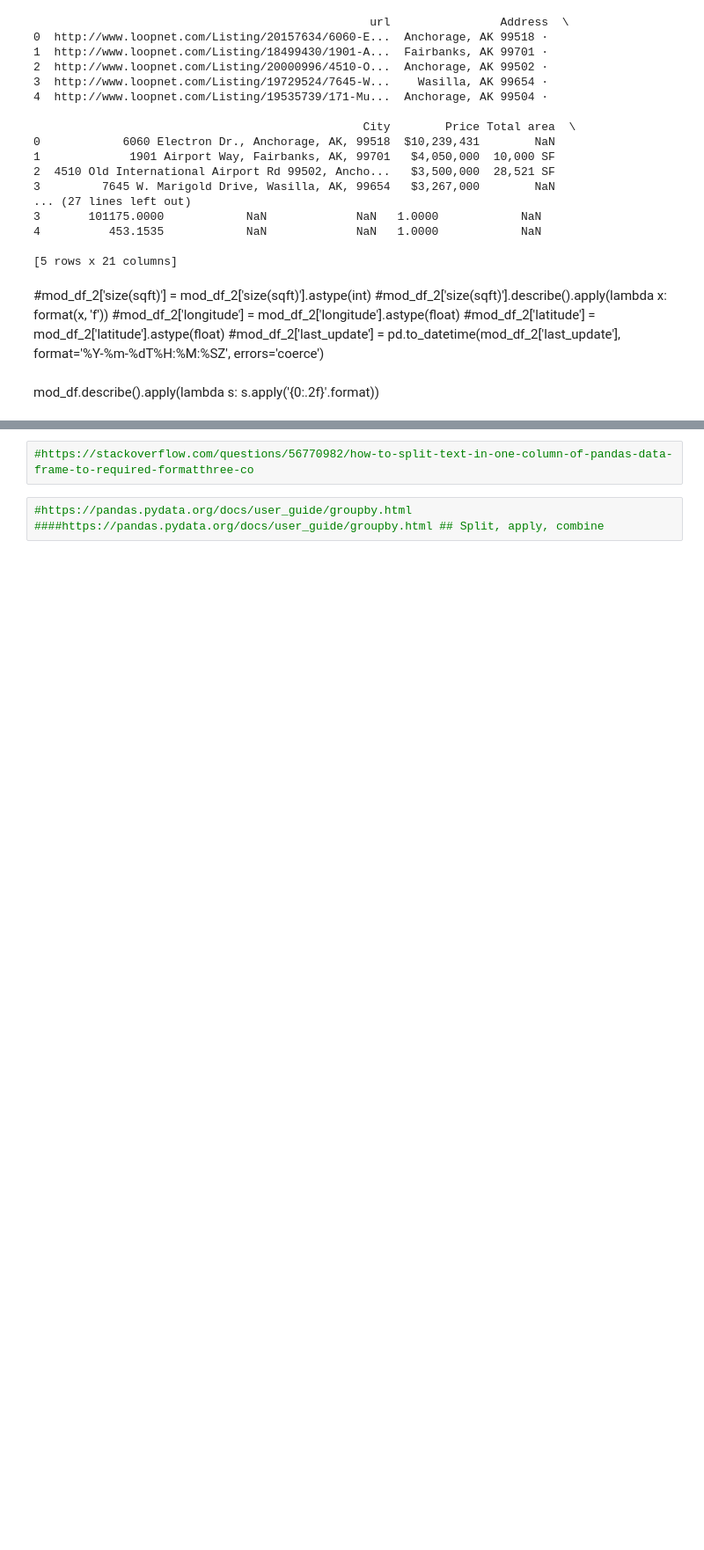
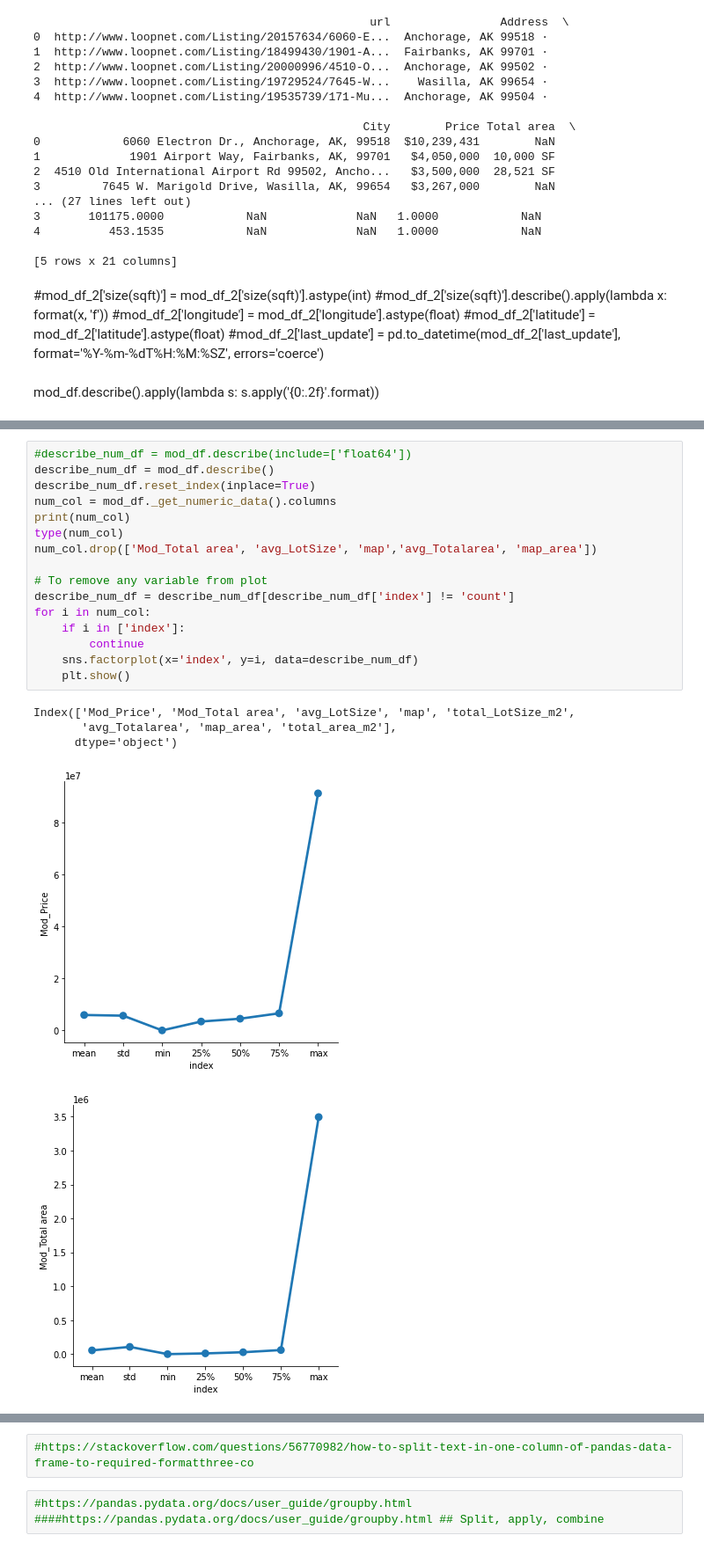
Before and after one commit to marencc/pyladies_vienna_data_course, a Jupyter notebook: eda_project/eda_project_19may.ipynb, the cells around one changed output, grey strips where cells are left out. Shown at 88% size. Saved outputs shown, nothing was run; the diff lists cells and outputs as text; blank space fills up the shorter version.

```diff
--- a/eda_project/eda_project_19may.ipynb
+++ b/eda_project/eda_project_19may.ipynb
@@ -604,0 +618,22 @@ mod_df.describe().apply(lambda s: s.apply('{0:.2f}'.format))
+# %%
+#describe_num_df = mod_df.describe(include=['float64'])
+describe_num_df = mod_df.describe()
+describe_num_df.reset_index(inplace=True)
+num_col = mod_df._get_numeric_data().columns
+print(num_col)
+type(num_col)
+num_col.drop(['Mod_Total area', 'avg_LotSize', 'map','avg_Totalarea', 'map_area'])
+
+# To remove any variable from plot
+describe_num_df = describe_num_df[describe_num_df['index'] != 'count']
+for i in num_col:
+    if i in ['index']:
+        continue
+    sns.factorplot(x='index', y=i, data=describe_num_df)
+    plt.show()
+# %% [output]
+Index(['Mod_Price', 'Mod_Total area', 'avg_LotSize', 'map', 'total_LotSize_m2',
+       'avg_Totalarea', 'map_area', 'total_area_m2'],
+      dtype='object')
+[figure, added]
+[figure, added]
```
Also changed, not shown: parts of 8 cells of this notebook, 2 other files.
